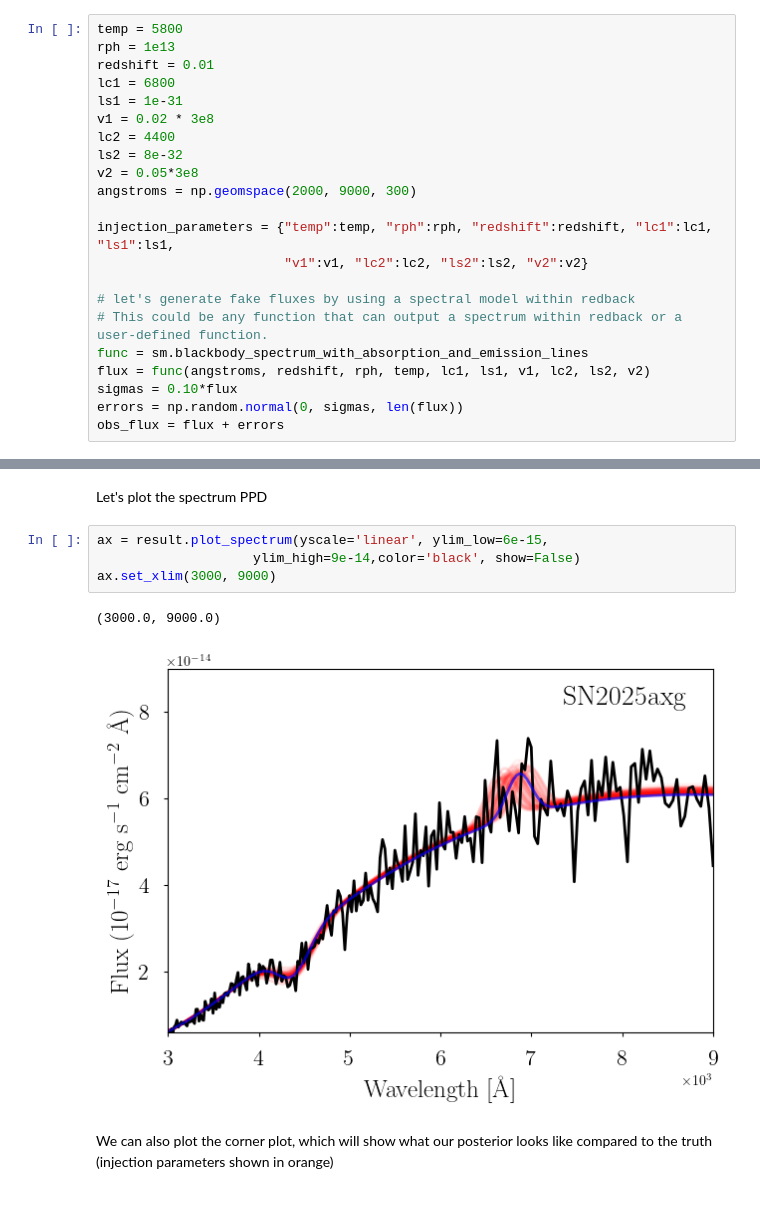
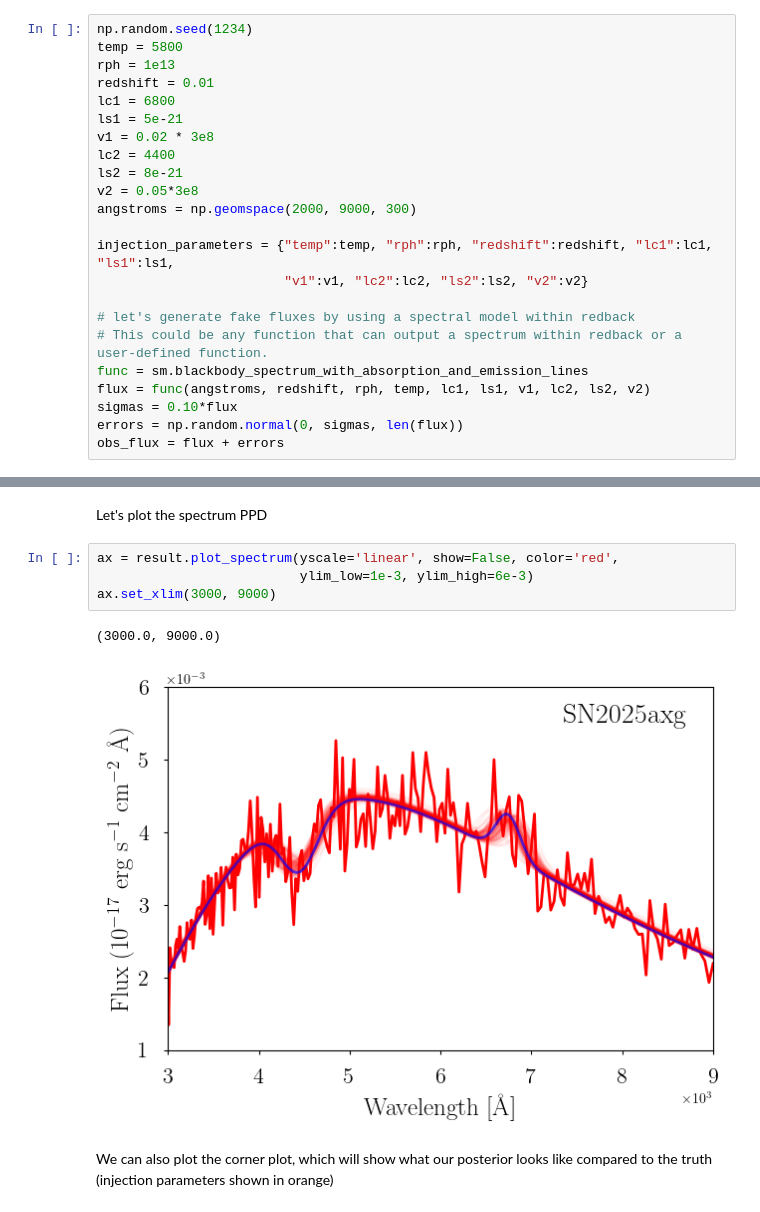
Before and after one commit to nikhil-sarin/redback, a Jupyter notebook: examples/analyse_spectrums.ipynb, the cells around one changed output, grey strips where cells are left out. Saved outputs shown, nothing was run; the diff lists cells and outputs as text.

```diff
--- a/examples/analyse_spectrums.ipynb
+++ b/examples/analyse_spectrums.ipynb
@@ -13,12 +13,13 @@ import redback.transient_models.spectral_models as sm
 # %%
+np.random.seed(1234)
 temp = 5800
 rph = 1e13
 redshift = 0.01
 lc1 = 6800
-ls1 = 1e-31
+ls1 = 5e-21
 v1 = 0.02 * 3e8
 lc2 = 4400
-ls2 = 8e-32
+ls2 = 8e-21
 v2 = 0.05*3e8
 angstroms = np.geomspace(2000, 9000, 300)
 
@@ -139,12 +140,12 @@ ln_bayes_factor: 9484.339 +/-  0.295
 # %% [markdown]
 Let's plot the spectrum PPD
 # %%
-ax = result.plot_spectrum(yscale='linear', ylim_low=6e-15,
-                    ylim_high=9e-14,color='black', show=False)
+ax = result.plot_spectrum(yscale='linear', show=False, color='red',
+                          ylim_low=1e-3, ylim_high=6e-3)
 ax.set_xlim(3000, 9000)
 # %% [output]
 (3000.0, 9000.0)
-[figure, old version]
+[figure, new version]
 # %% [markdown]
 We can also plot the corner plot, which will show what our posterior looks like compared to the truth (injection parameters shown in orange)
 # %%
```
Also changed, not shown: parts of 7 cells of this notebook, 3 other files.
